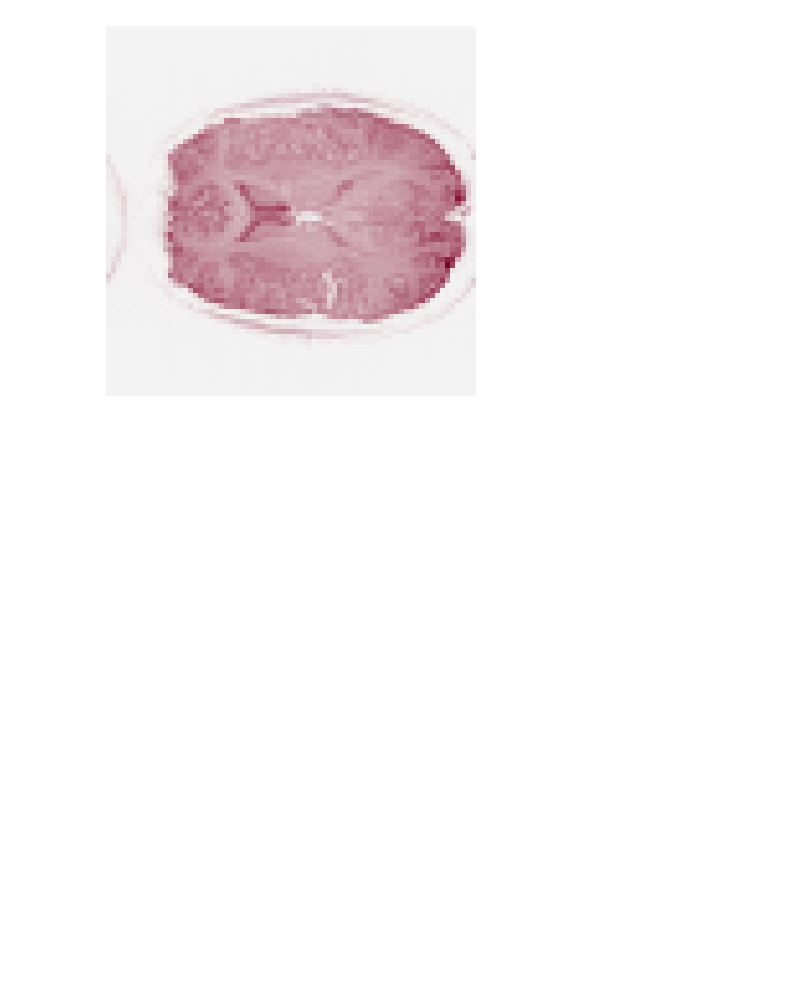
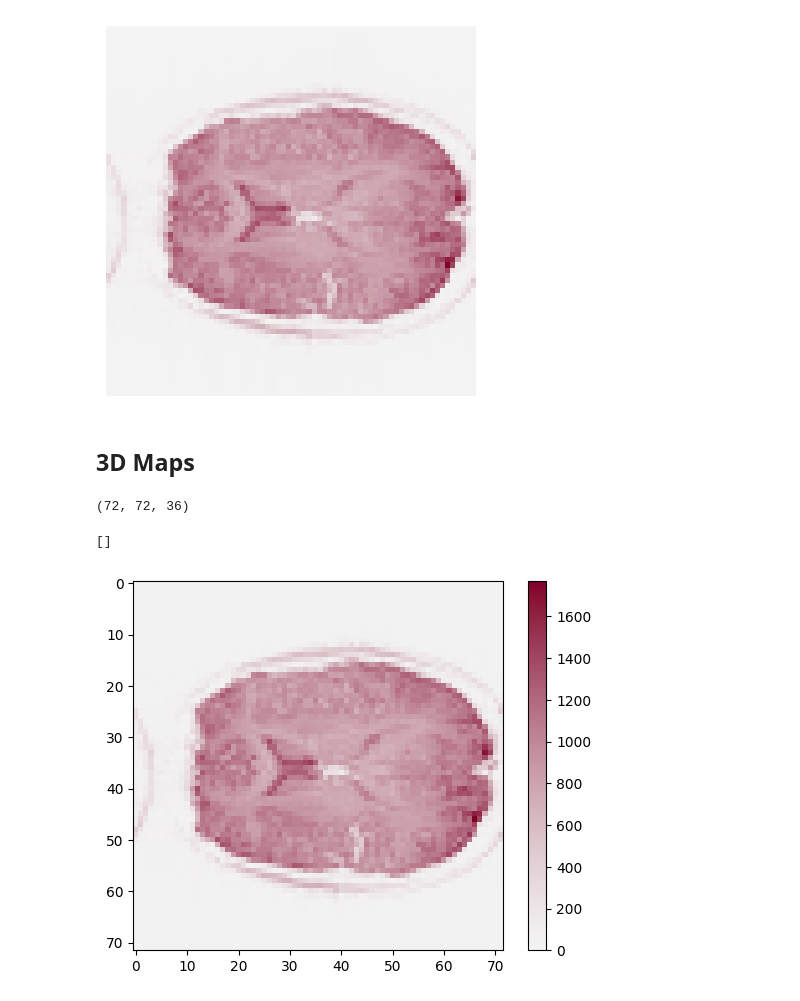
Before and after one commit to juanesfco/Thesis, a Jupyter notebook: realData.ipynb, the cells around one changed output. Saved outputs shown, nothing was run; the diff lists cells and outputs as text; code cells hidden in the pictures; blank space fills up the shorter version.

```diff
--- a/realData.ipynb
+++ b/realData.ipynb
@@ -286,3 +310,19 @@ plt.axis('off')
 fig.savefig('Thesis_MS_ScientificComputing_FlorezCoronel_JuanE/images/realExample.png', transparent=True, bbox_inches = 'tight',dpi=1000)
 # %% [output]
 [figure]
+# %% [markdown]
+## 3D Maps
+# %%
+arr = mean_haxby.get_fdata()
+arr.shape
+# %% [output]
+(72, 72, 36)
+# %%
+import matplotlib.pyplot as plt
+
+plt.imshow(arr[:,:,18],cmap=cmap)
+plt.colorbar()
+plt.plot()
+# %% [output]
+[]
+[figure, added]
```
Also changed, not shown: parts of 20 cells of this notebook, 6 other files.
